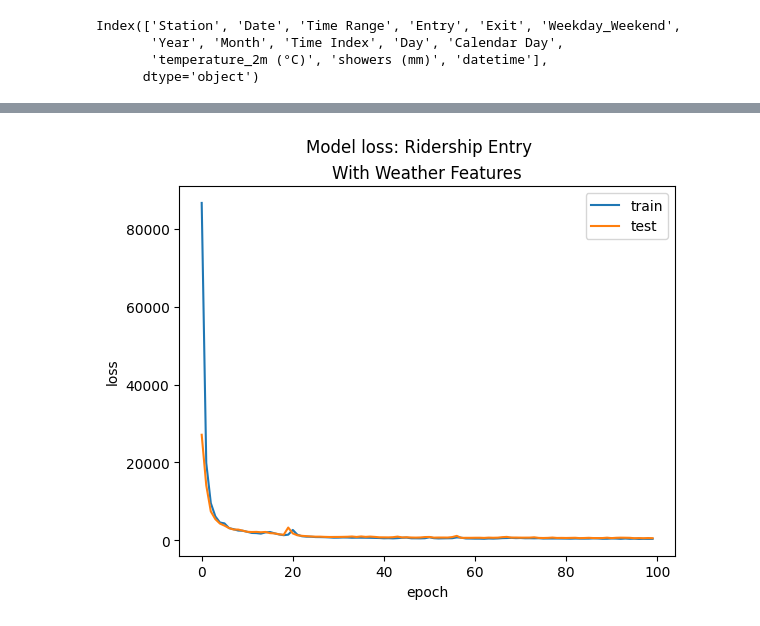
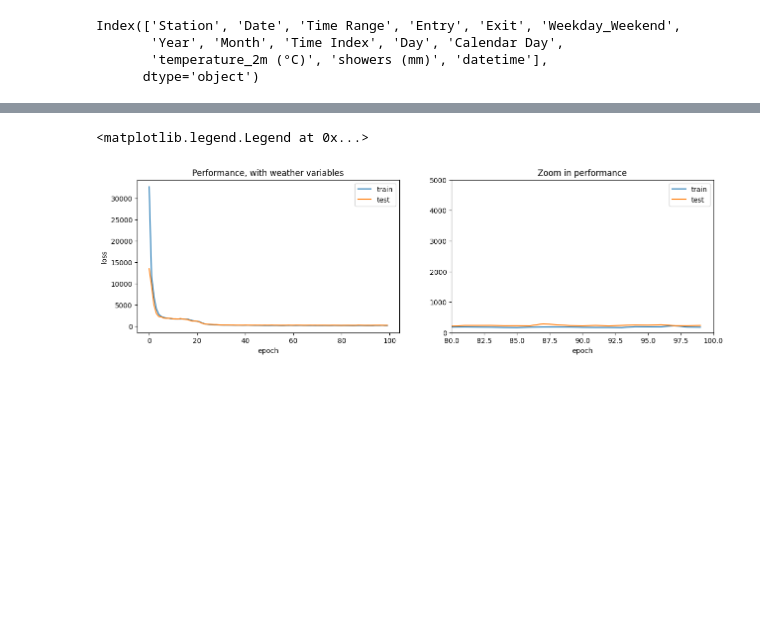
Before and after one commit to pjcroxas/ShortTermForecasting, a Jupyter notebook: Experiments.ipynb, the cells around one changed output, grey strips where cells are left out. Saved outputs shown, nothing was run; the diff lists cells and outputs as text; code cells hidden in the pictures; blank space fills up the shorter version.

```diff
--- a/Experiments.ipynb
+++ b/Experiments.ipynb
@@ -266,10 +265,15 @@ X_train, y_train, X_test, y_test = split_array(X_w, y_w, 0.7)
+# %%
+rng = np.random.default_rng(42)
+indices = rng.permutation(len(X_train))
+X_train_rand = X_train[indices]
+y_train_rand = y_train[indices]
 # %%
-history = model_w.fit(X_train,
-                    y_train,
+history = model_w.fit(X_train_rand,
+                    y_train_rand,
                     epochs=100,
-                    batch_size=70,
+                    batch_size=50,
                     validation_data=(X_test, y_test),
                     verbose=2,
-                    shuffle=False)
+                    shuffle=False,)
 # %% [output]
 Epoch 1/100
@@ -292,15 +296,25 @@ Epoch 100/100
-# %%
-# summarize history for loss
-plt.plot(history.history['loss'])
-plt.plot(history.history['val_loss'])
-plt.suptitle('Model loss: Ridership Entry')
-plt.title("With Weather Features")
-plt.ylabel('loss')
-plt.xlabel('epoch')
-plt.legend(['train', 'test'], loc='upper right')
-plt.show()
-# %% [output]
-[figure, removed]
+# %%
+# plot the loss along the epoch
+fig, (ax1, ax2) = plt.subplots(1, 2, figsize=(15,4))
+ax1.plot(history.history['loss'])
+ax1.plot(history.history['val_loss'])
+ax1.set_title("Performance, with weather variables")
+ax1.set_ylabel('loss')
+ax1.set_xlabel('epoch')
+ax1.legend(['train', 'test'], loc='upper right')
+
+# Plot 2 zoom
+ax2.plot(history.history['loss'])
+ax2.plot(history.history['val_loss'])
+ax2.set_title("Zoom in performance")
+# ax2.ylabel('loss')
+ax2.set_xlabel('epoch')
+ax2.set_xlim(80, 100)
+ax2.set_ylim(0, 5000)
+ax2.legend(['train', 'test'], loc='upper right')
+# %% [output]
+<matplotlib.legend.Legend at 0x...>
+[figure, added]
 # %%
 # measure MAE
 # Predict
```
Also changed, not shown: parts of 20 cells of this notebook.
